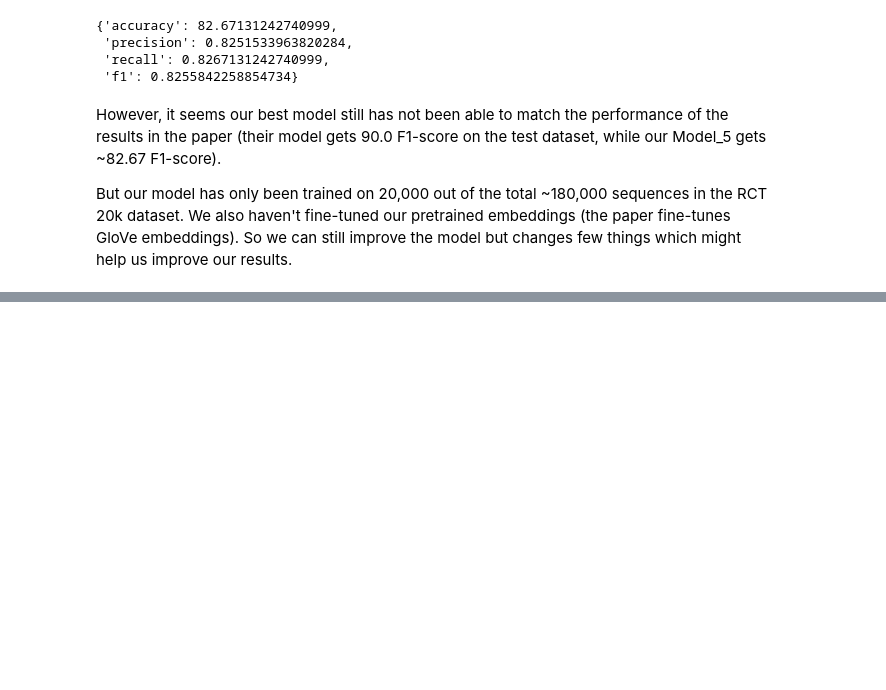
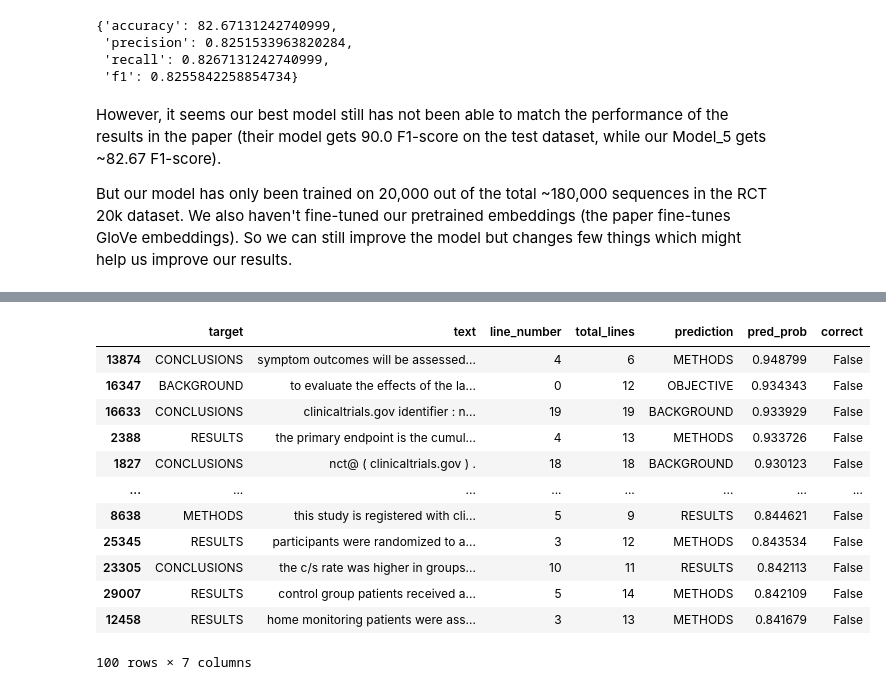
Before and after one commit to harshd23/Paper_Peek, a Jupyter notebook: Paper_Peek.ipynb, the cells around one changed output, grey strips where cells are left out. Drawn from its saved outputs; the diff is of its cells as text; code cells hidden in the pictures; blank space fills up the shorter version.

```diff
--- a/Paper_Peek.ipynb
+++ b/Paper_Peek.ipynb
@@ -1581,0 +1665,18 @@ But our model has only been trained on 20,000 out of the total ~180,000 sequence
+# %%
+# Find top 10 most wrong samples
+top_10_wrong = test_df[test_df["correct"] == False].sort_values("pred_prob", ascending=False)[:10]
+top_10_wrong
+# %% [output]
+|  | target | text | line_number | total_lines | prediction | pred_prob | correct |
+| 13874 | CONCLUSIONS | symptom outcomes will be assessed... | 4 | 6 | METHODS | 0.948799 | False |
+| 16347 | BACKGROUND | to evaluate the effects of the la... | 0 | 12 | OBJECTIVE | 0.934343 | False |
+| 16633 | CONCLUSIONS | clinicaltrials.gov identifier : n... | 19 | 19 | BACKGROUND | 0.933929 | False |
+| 2388 | RESULTS | the primary endpoint is the cumul... | 4 | 13 | METHODS | 0.933726 | False |
+| 1827 | CONCLUSIONS | nct@ ( clinicaltrials.gov ) . | 18 | 18 | BACKGROUND | 0.930123 | False |
+| ... | ... | ... | ... | ... | ... | ... | ... |
+| 8638 | METHODS | this study is registered with cli... | 5 | 9 | RESULTS | 0.844621 | False |
+| 25345 | RESULTS | participants were randomized to a... | 3 | 12 | METHODS | 0.843534 | False |
+| 23305 | CONCLUSIONS | the c/s rate was higher in groups... | 10 | 11 | RESULTS | 0.842113 | False |
+| 29007 | RESULTS | control group patients received a... | 5 | 14 | METHODS | 0.842109 | False |
+| 12458 | RESULTS | home monitoring patients were ass... | 3 | 13 | METHODS | 0.841679 | False |
+100 rows × 7 columns
```
Also changed, not shown: parts of 7 cells of this notebook.
